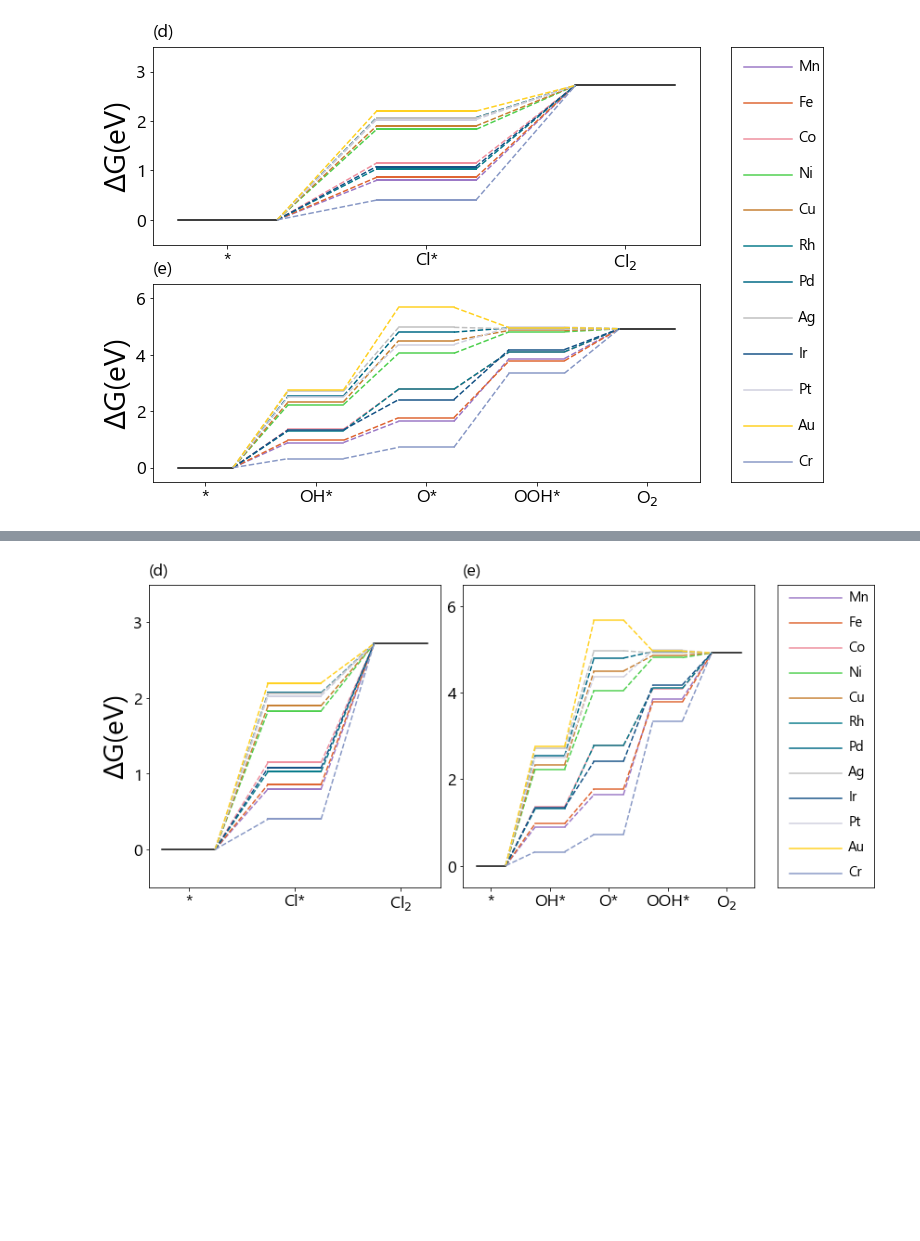
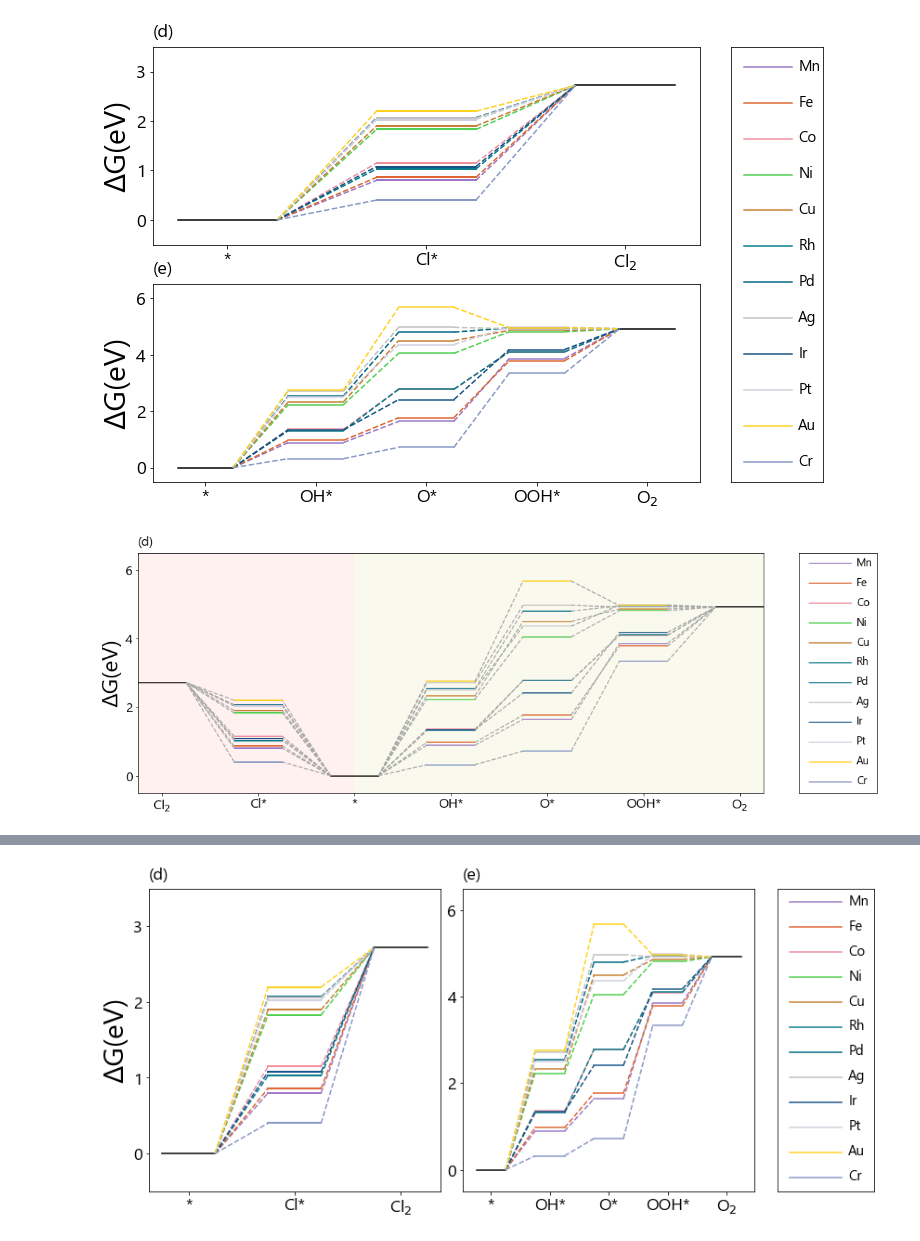
Before and after one commit to hjyang2798/CER_repository_CCEL, a Jupyter notebook: figure_add.ipynb, the cells around one changed output, grey strips where cells are left out. Cells and saved outputs as stored; diff of their text form; code cells hidden in the pictures; blank space fills up the shorter version.

```diff
--- a/figure_add.ipynb
+++ b/figure_add.ipynb
@@ -412,3 +412,89 @@ for i, value in enumerate(df_n4.values) :
     ax3.text(1.1,(12-i)-0.1,value[1],fontproperties=prop2)
 # %% [output]
 [figure]
+# %%
+
+
+fig = plt.figure(figsize=(18,6))
+
+gs = gridspec.GridSpec(nrows=1, # row 몇 개
+                       ncols=2, # col 몇 개
+                       width_ratios=[16,2]
+                      )
+ax1 = fig.add_subplot(gs[0,0])
+ax3 = fig.add_subplot(gs[0,1])
+ax3.tick_params(labelcolor='w', top=False, bottom=False, left=False, right=False)
+
+fig.subplots_adjust(wspace=0.1)
+
+ax1.set_xticks([-3.5,-1.5,0.5,2.5,4.5,6.5,8.5])
+ax1.set_xticklabels(['Cl$_2$','Cl*','*','OH*','O*','OOH*','O$_2$'], fontproperties=prop3)
+
+ax1.set_yticks([0,2,4,6])
+ax1.set_yticklabels([0,2,4,6], fontproperties=prop3)
+
+
+ax3.set_xlim(0,1.5)
+
+ax1.set_title("(d)",loc='left', fontproperties=prop3,pad=10)
+#ax2.set_title("(e)",loc='left', fontproperties=prop3,pad=10)
+
+ax1.set_ylabel("ΔG(eV)", fontproperties=prop4)
+#ax2.set_ylabel("ΔG(eV)", fontproperties=prop4)
+
+ax1.set_ylim(-0.5,6.5)
+
+#ax1.tick_params(axis='y', which='major',labelsize = fss)
+#ax2.tick_params(axis='y', which='major',labelsize = fss)
+#ax1 = fig.add_subplot(2,2,1)
+#ax2 = fig.add_subplot(2,2,3)
+#ax3 = fig.add_subplot(1,2,2)
+
+
+
+
+ax1.plot([-3,-4],[2.72,2.72],c='black')
+
+ax1.plot([0,1],[0,0],c='black')
+ax1.plot([8,9],[1.23*4,1.23*4],c='black')
+
+#cs = ax1.pcolor([-4,.5,9], [-0.5,6.5],[[1,2,3],[4,5,6]])
+ax1.margins(0) # remove default margins (matplotlib verision 2+)
+
+ax1.axvspan(-4,.5, facecolor='mistyrose', alpha=0.5)
+ax1.axvspan(.5, 9, facecolor='beige', alpha=0.5)
+
+
+for i, value in enumerate(df_n4.values) :
+    for j in color_code :
+        if value[1] == j[0] :
+            color = j[1]
+
+
+
+    ax1.plot([0,-1],[0,value[2]],'--' , c = 'darkgray')
+    ax1.plot([-1,-2],[value[2],value[2]],c = color, linewidth=2)
+    ax1.plot([-2,-3],[value[2],2.72],'--', c = 'darkgray')
+
+
+    #ax2.plot([1,2],[0,value[3]],'--' , c = color)
+    #ax2.plot([2,3],[value[3],value[3]] , c = color)
+    #ax2.plot([3,4],[value[3],value[4]-value[3]],'--', c = color)
+    #ax2.plot([4,5],[value[4]-value[3],value[4]-value[3]] , c = color)
+    #ax2.plot([5,6],[value[4]-value[3],value[5]-value[4]],'--', c = color)
+    #ax2.plot([6,7],[value[5]-value[4],value[5]-value[4]] , c = color)
+    #ax2.plot([7,8],[value[5]-value[4],1.23*4] ,'--', c = color)
+
+    ax1.plot([1,2],[0,value[3]],'--' , c = 'darkgray')
+    ax1.plot([2,3],[value[3],value[3]] , c = color)
+    ax1.plot([3,4],[value[3],value[4]],'--', c = 'darkgray')
+    ax1.plot([4,5],[value[4],value[4]] , c = color)
+    ax1.plot([5,6],[value[4],value[5]],'--', c = 'darkgray')
+    ax1.plot([6,7],[value[5],value[5]] , c = color)
+    ax1.plot([7,8],[value[5],1.23*4] ,'--', c = 'darkgray')
+
+
+    ax3.plot([0.2,1],[12-i,12-i],c = color)
+    ax3.text(1.1,(12-i)-0.1,value[1],fontproperties=prop2)
+# %% [output]
+[figure, added]
```
Also changed, not shown: parts of 1 cell of this notebook.
